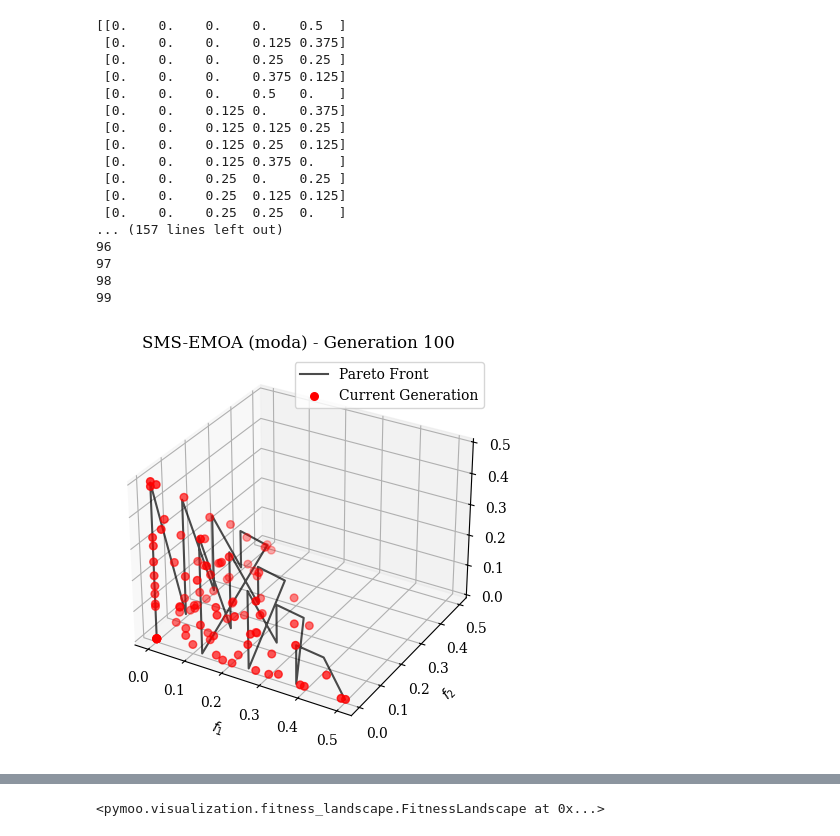
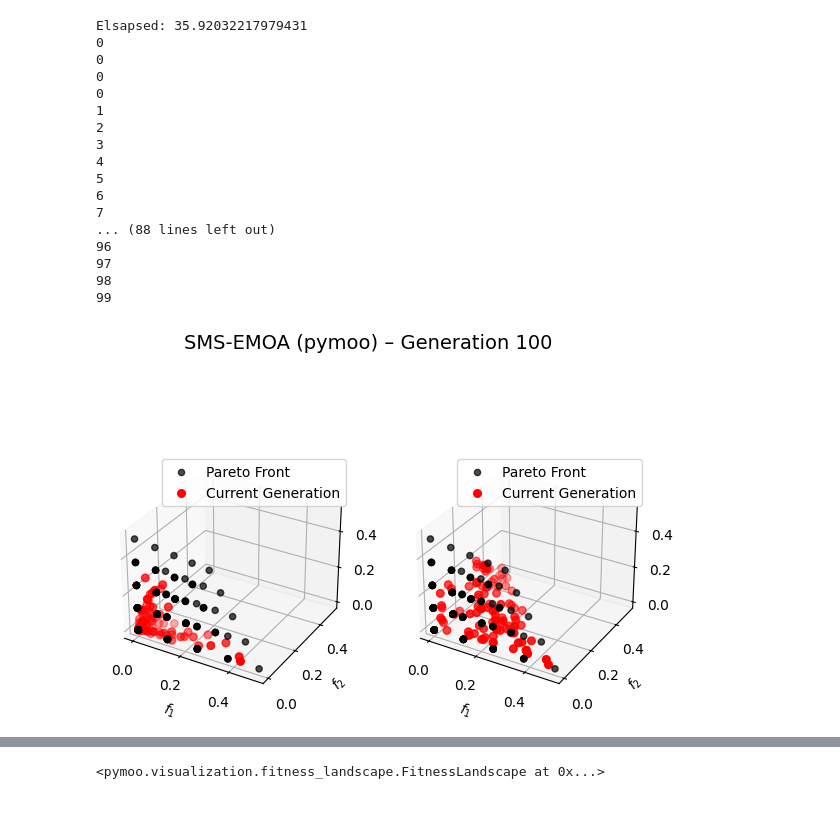
Before and after one commit to dudenzz/moda, a Jupyter notebook: moda/python-wrap/test.ipynb, the cells around one changed output, grey strips where cells are left out. Drawn from its saved outputs; the diff is of its cells as text; code cells hidden in the pictures; blank space fills up the shorter version.

```diff
--- a/moda/python-wrap/test.ipynb
+++ b/moda/python-wrap/test.ipynb
@@ -25,79 +26,75 @@ NameError: name 'moda' is not defined
 # %%
+from pymoo.algorithms.moo.moda.sms_moda import SMSEMOA_MODA
+from pymoo.algorithms.moo.sms import SMSEMOA
 import matplotlib.pyplot as plt
 from matplotlib.animation import FuncAnimation
-from pymoo.algorithms.moo.sms import SMSEMOA
 from pymoo.util.reference_direction import UniformReferenceDirectionFactory
 from pymoo.optimize import minimize
 from pymoo.problems import get_problem
+import time
+# 1. Setup Problem and Run Optimization once
 n_obj = 6
 problem = get_problem("dtlz1",6,n_obj=n_obj)
 algorithm = SMSEMOA()
-pf = problem.pareto_front(ref_dirs = UniformReferenceDirectionFactory(n_obj, n_points=126).do())
-print(pf)
+pf = problem.pareto_front(ref_dirs = UniformReferenceDirectionFactory(n_obj, n_points=126  ).do())
+
+start = time.time()
 res = minimize(problem, algorithm, ('n_gen', 100), seed=1, save_history=True)
-
+print(f'Elsapsed: {time.time() - start}')
 # 2. Setup the Figure for Animation
 fig = plt.figure(figsize=(7, 5))
-ax1 = fig.add_subplot(111, projection='3d')
-ax2 = fig.add_subplot(112, projection='3d')
+ax1 = fig.add_subplot(121, projection='3d')
+ax2 = fig.add_subplot(122, projection='3d')
 
-ax1.plot(pf[:, 0], pf[:, 1], pf[:, 2], color="black", alpha=0.7, label="Pareto Front")
-ax2.plot(pf[:, 3], pf[:, 4], pf[:, 5], color="black", alpha=0.7, label="Pareto Front")
+ax1.scatter(pf[:, 0], pf[:, 1], pf[:, 2], color="black", alpha=0.7, label="Pareto Front")
+ax2.scatter(pf[:, 3], pf[:, 4], pf[:, 5], color="black", alpha=0.7, label="Pareto Front")
 scatter1 = ax1.scatter([], [], [], color="red", s=30, label="Current Generation")
 scatter2 = ax2.scatter([], [], [], color="red", s=30, label="Current Generation")
 
-ax1.set_title("SMS-EMOA Convergence. O1-3")
-ax2.set_title("SMS-EMOA Convergence. O4-6")
+title = fig.suptitle("SMS-EMOA (pymoo)", fontsize=14)
 ax1.set_xlabel("$f_1$")
 ax2.set_xlabel("$f_1$")
 ax1.set_ylabel("$f_2$")
 ax2.set_ylabel("$f_2$")
 ax1.legend()
 ax2.legend()
 
 # 3. Define the Update Function
 def update_13(frame):
     print(frame)
     # Get the population objectives at this generation
     F = res.history[frame].opt.get("F")
     scatter1._offsets3d = (F[:, 0], F[:, 1], F[:, 2])
-    ax1.set_title(f"SMS-EMOA (moda) - Generation {frame + 1}")
-    return scatter1,
+    scatter2._offsets3d = (F[:, 3], F[:, 4], F[:, 5])
+    title.set_text(f"SMS-EMOA (pymoo) – Generation {frame + 1}")
+    return scatter1,scatter2
 
-def update_46(frame):
-    print(frame)
-    # Get the population objectives at this generation
-    F = res.history[frame].opt.get("F")
-    scatter2._offsets3d = (F[:, 3], F[:, 4], F[:, 5])
-    ax2.set_title(f"SMS-EMOA (moda) - Generation {frame + 1}")
-    return scatter2,
 
 
 # 4. Create and Show Animation
 # interval is delay between frames in milliseconds
 ani = FuncAnimation(fig, update_13, frames=len(res.history), interval=50, blit=True)
-ani.save('smsemoa_13.mp4')
-ani = FuncAnimation(fig, update_13, frames=len(res.history), interval=50, blit=True)
-ani.save('smsemoa_46.mp4')
+ani.save('smsemoa.mp4')
+
 plt.show()
 # %% [output]
-[[0.    0.    0.    0.    0.5  ]
- [0.    0.    0.    0.125 0.375]
- [0.    0.    0.    0.25  0.25 ]
- [0.    0.    0.    0.375 0.125]
- [0.    0.    0.    0.5   0.   ]
- [0.    0.    0.125 0.    0.375]
- [0.    0.    0.125 0.125 0.25 ]
- [0.    0.    0.125 0.25  0.125]
- [0.    0.    0.125 0.375 0.   ]
- [0.    0.    0.25  0.    0.25 ]
- [0.    0.    0.25  0.125 0.125]
- [0.    0.    0.25  0.25  0.   ]
-... (157 lines left out)
+Elsapsed: 35.92032217979431
+0
+0
+0
+0
+1
+2
+3
+4
+5
+6
+7
+... (88 lines left out)
 96
 97
 98
 99
-[figure, old version]
+[figure, new version]
 # %%
 from pymoo.algorithms.moo.moda.sms_moda import SMSEMOA_MODA
```
Also changed, not shown: parts of 4 cells of this notebook, 27 other files.
